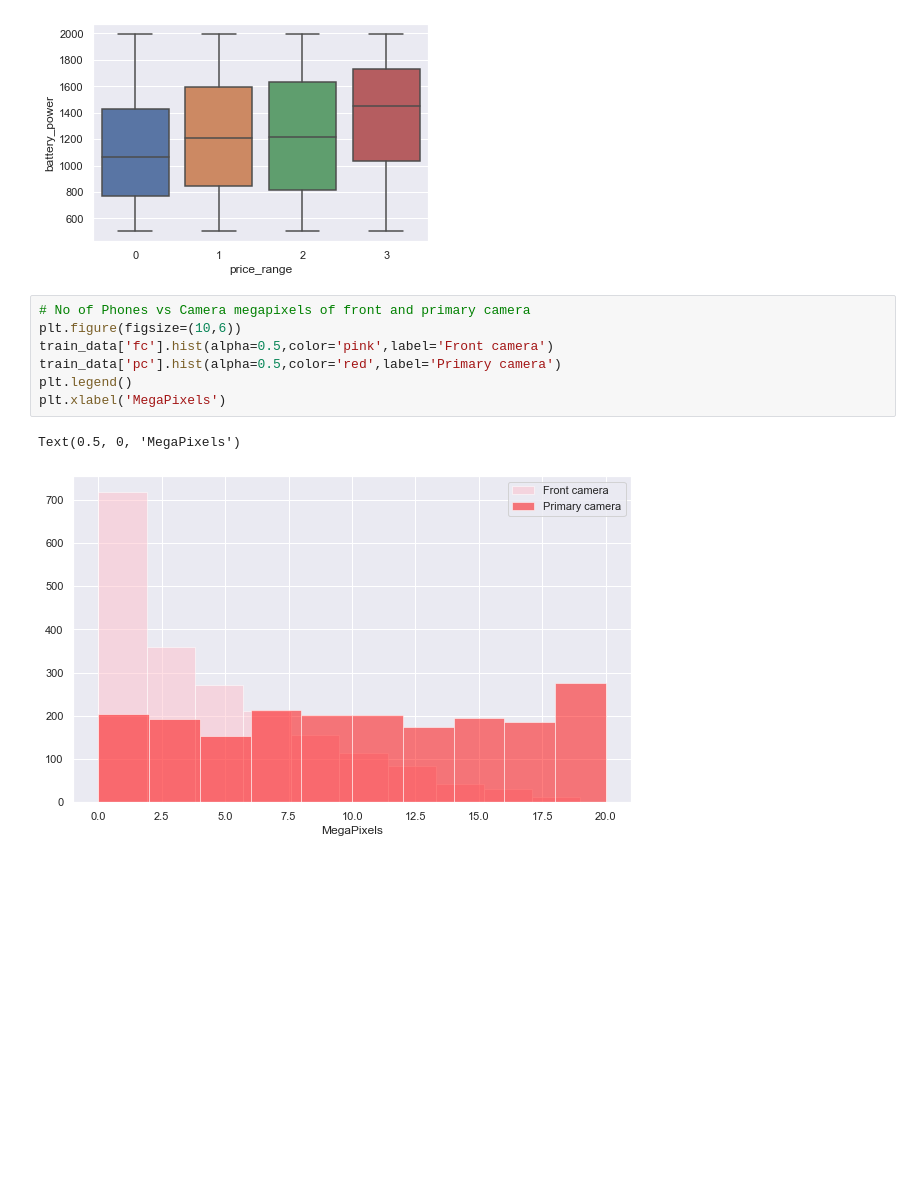
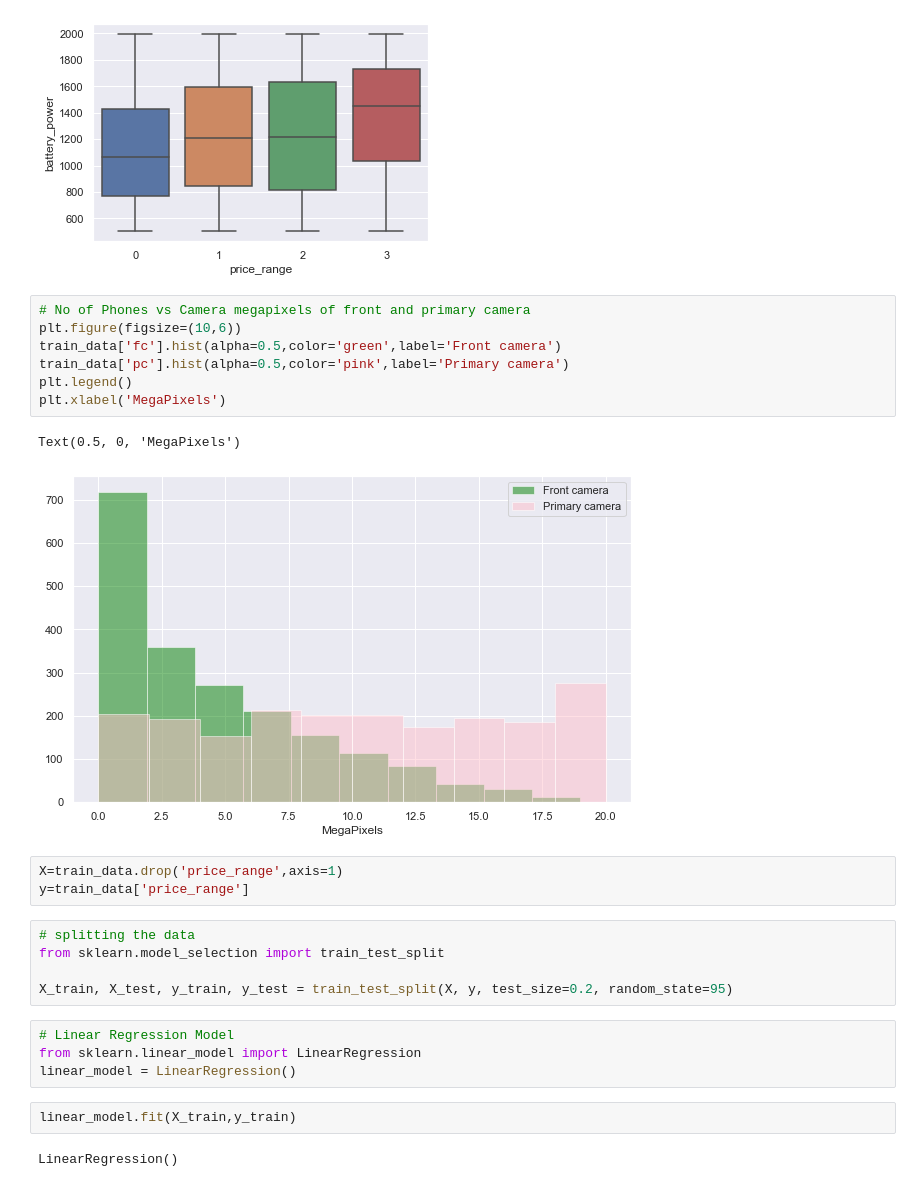
Before and after one commit to ingadanek/Price-Prediction, a Jupyter notebook: Untitled.ipynb, the cells around one changed output. Drawn from its saved outputs; the diff is of its cells as text; blank space fills up the shorter version.

Commit message:
train Linear Regression Model

```diff
--- a/Untitled.ipynb
+++ b/Untitled.ipynb
@@ -83,10 +83,26 @@ sns.boxplot(x="price_range", y="battery_power", data=train_data)
 # %%
 # No of Phones vs Camera megapixels of front and primary camera
 plt.figure(figsize=(10,6))
-train_data['fc'].hist(alpha=0.5,color='pink',label='Front camera')
-train_data['pc'].hist(alpha=0.5,color='red',label='Primary camera')
+train_data['fc'].hist(alpha=0.5,color='green',label='Front camera')
+train_data['pc'].hist(alpha=0.5,color='pink',label='Primary camera')
 plt.legend()
 plt.xlabel('MegaPixels')
 # %% [output]
 Text(0.5, 0, 'MegaPixels')
-[figure, old version]
+[figure, new version]
+# %%
+X=train_data.drop('price_range',axis=1)
+y=train_data['price_range']
+# %%
+# splitting the data
+from sklearn.model_selection import train_test_split
+
+X_train, X_test, y_train, y_test = train_test_split(X, y, test_size=0.2, random_state=95)
+# %%
+# Linear Regression Model
+from sklearn.linear_model import LinearRegression
+linear_model = LinearRegression()
+# %%
+linear_model.fit(X_train,y_train)
+# %% [output]
+LinearRegression()
```
Also changed, not shown: parts of 1 cell of this notebook.
